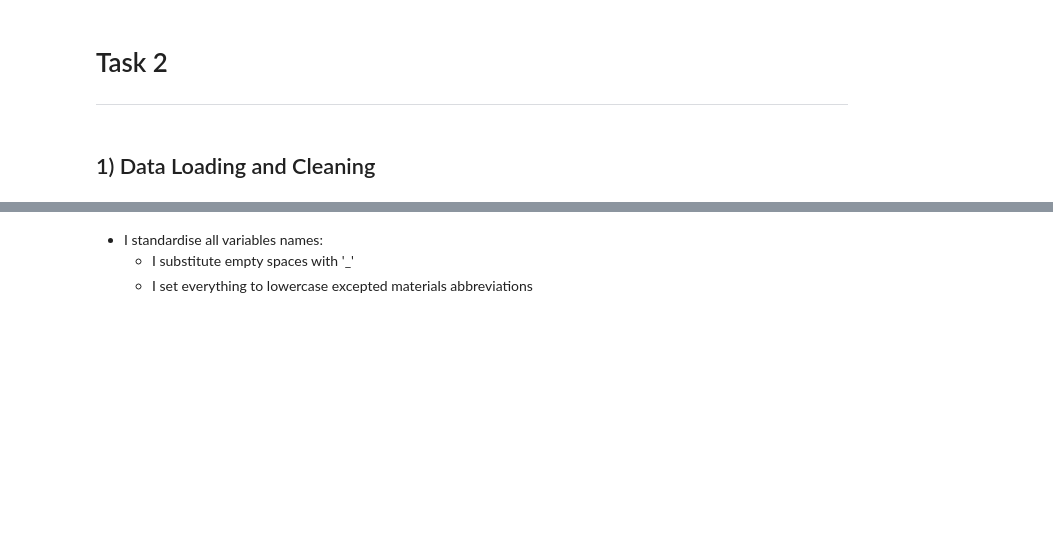
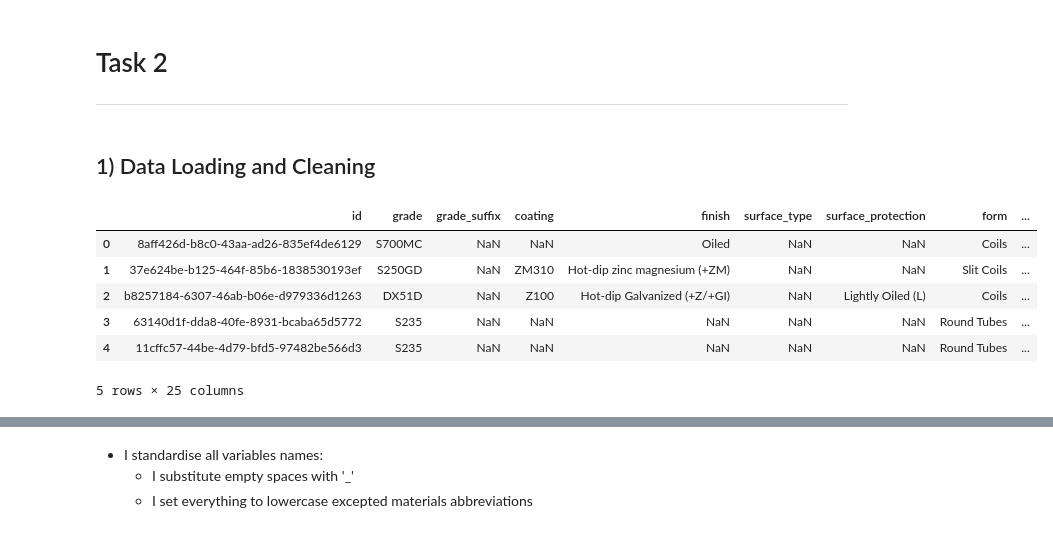
Before and after one commit to DavidePanza/VanillaSteel_CaseStudy, a Jupyter notebook: Notebooks/task_2.ipynb, the cells around one changed output, grey strips where cells are left out. Drawn from its saved outputs; the diff is of its cells as text; code cells hidden in the pictures; blank space fills up the shorter version.

```diff
--- a/Notebooks/task_2.ipynb
+++ b/Notebooks/task_2.ipynb
@@ -27,3 +29,13 @@ from generate_report import get_top_n_similarities, create_output_csv
 task2_path = project_root / 'resources' / 'task_2'
 df_properties = pd.read_csv(task2_path / 'reference_properties.tsv', sep='\t')
 df_rfq = pd.read_csv(task2_path / 'rfq.csv')
+# %%
+df_rfq.head()
+# %% [output]
+|  | id | grade | grade_suffix | coating | finish | surface_type | surface_protection | form | ... |
+| 0 | 8aff426d-b8c0-43aa-ad26-835ef4de6129 | S700MC | NaN | NaN | Oiled | NaN | NaN | Coils | ... |
+| 1 | 37e624be-b125-464f-85b6-1838530193ef | S250GD | NaN | ZM310 | Hot-dip zinc magnesium (+ZM) | NaN | NaN | Slit Coils | ... |
+| 2 | b8257184-6307-46ab-b06e-d979336d1263 | DX51D | NaN | Z100 | Hot-dip Galvanized (+Z/+GI) | NaN | Lightly Oiled (L) | Coils | ... |
+| 3 | 63140d1f-dda8-40fe-8931-bcaba65d5772 | S235 | NaN | NaN | NaN | NaN | NaN | Round Tubes | ... |
+| 4 | 11cffc57-44be-4d79-bfd5-97482be566d3 | S235 | NaN | NaN | NaN | NaN | NaN | Round Tubes | ... |
+5 rows × 25 columns
```
Also changed, not shown: parts of 19 cells of this notebook.
